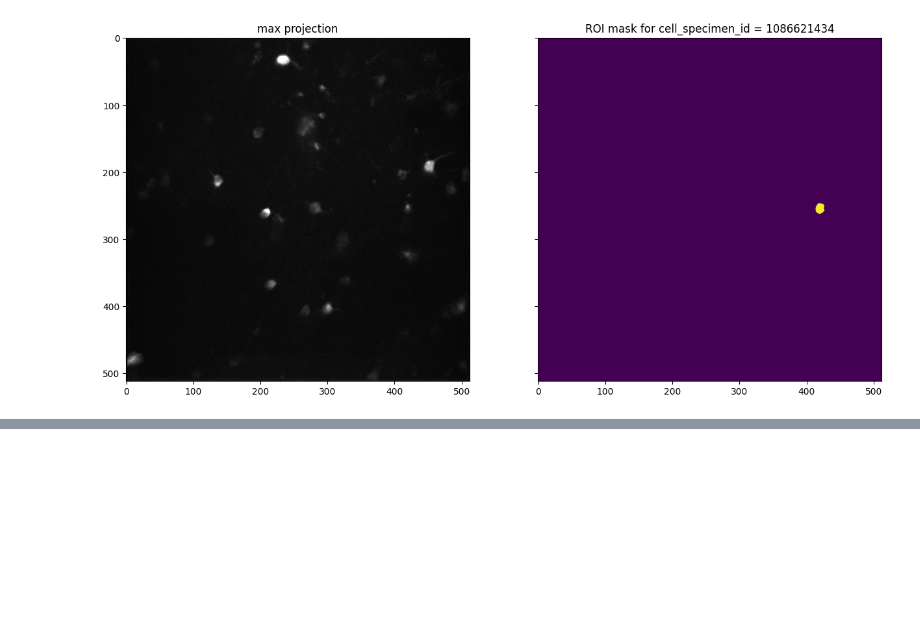
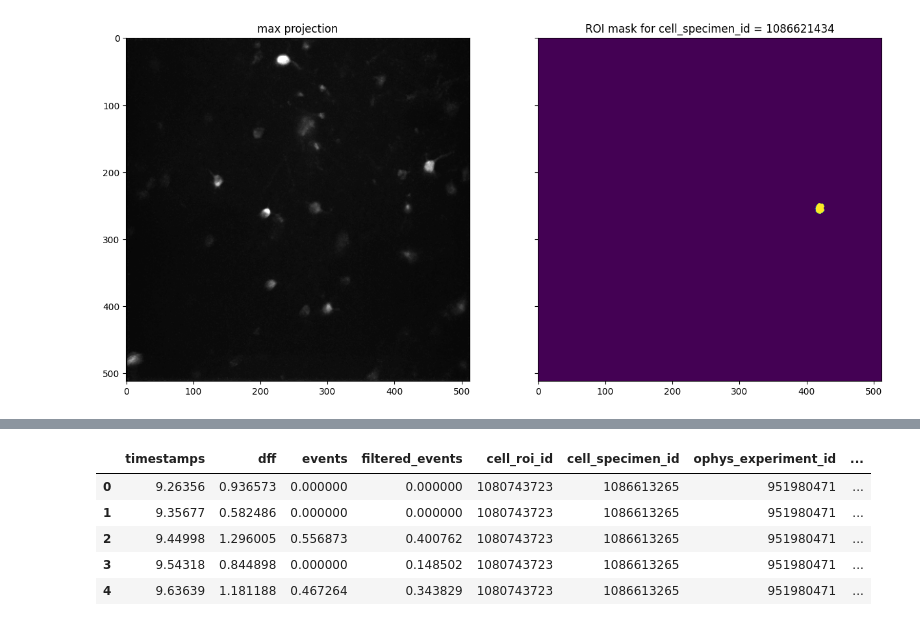
Before and after one commit to EugOT/CN-pr-Allen-Brain, a Jupyter notebook: redl_intro.ipynb, the cells around one changed output, grey strips where cells are left out. Saved outputs shown, nothing was run; the diff lists cells and outputs as text; code cells hidden in the pictures; blank space fills up the shorter version.

```diff
--- a/redl_intro.ipynb
+++ b/redl_intro.ipynb
@@ -124,0 +247,10 @@ fig.show()
+# %%
+single_cell_timeseries = neural_data.query('cell_specimen_id == 1086613265')
+single_cell_timeseries.head()
+# %% [output]
+|  | timestamps | dff | events | filtered_events | cell_roi_id | cell_specimen_id | ophys_experiment_id | ... |
+| 0 | 9.26356 | 0.936573 | 0.000000 | 0.000000 | 1080743723 | 1086613265 | 951980471 | ... |
+| 1 | 9.35677 | 0.582486 | 0.000000 | 0.000000 | 1080743723 | 1086613265 | 951980471 | ... |
+| 2 | 9.44998 | 1.296005 | 0.556873 | 0.400762 | 1080743723 | 1086613265 | 951980471 | ... |
+| 3 | 9.54318 | 0.844898 | 0.000000 | 0.148502 | 1080743723 | 1086613265 | 951980471 | ... |
+| 4 | 9.63639 | 1.181188 | 0.467264 | 0.343829 | 1080743723 | 1086613265 | 951980471 | ... |
```
Also changed, not shown: parts of 7 cells of this notebook.
